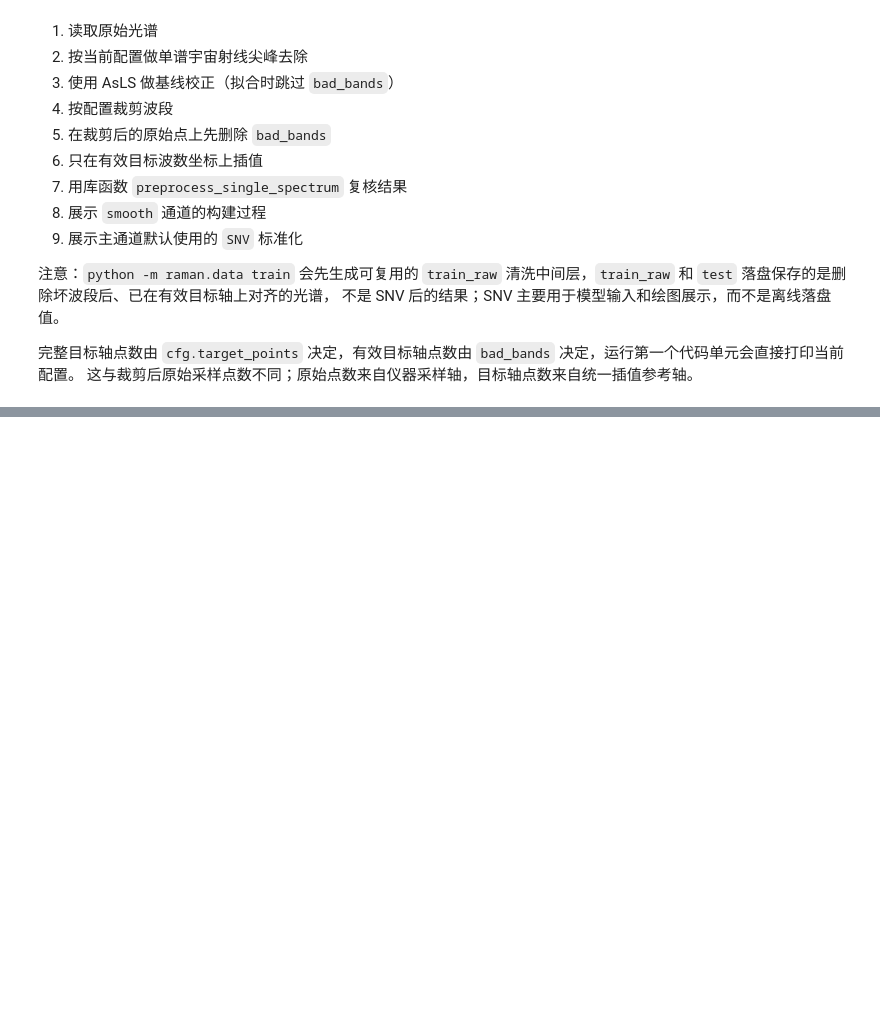
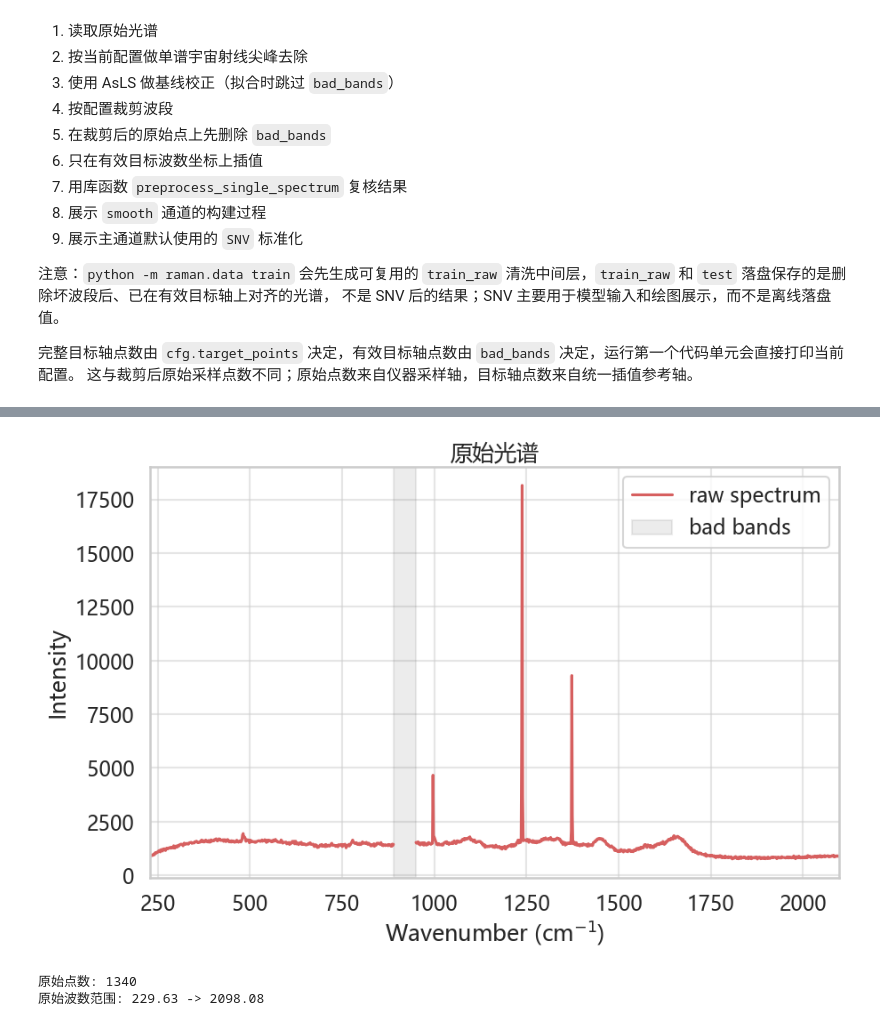
Before and after one commit to YaoHui-Wu06022/Bacterial-Raman-Spectroscopy-Classification, a Jupyter notebook: notebooks/single_process_AsLS_cut_SNV.ipynb, the cells around one changed output, grey strips where cells are left out. Saved outputs shown, nothing was run; the diff lists cells and outputs as text; code cells hidden in the pictures; blank space fills up the shorter version.

```diff
--- a/notebooks/single_process_AsLS_cut_SNV.ipynb
+++ b/notebooks/single_process_AsLS_cut_SNV.ipynb
@@ -111,21 +163,25 @@ print(f"cosmic_ray_threshold = {cfg.cosmic_ray_threshold}")
 # %%
 # 1. 读取原始光谱
 wn, sp = read_arc_data(sample_path)
 if wn.size == 0 or sp.size == 0:
     raise ValueError(f"读取失败：{sample_path}")
 
 fig, ax = plt.subplots(figsize=(10, 6))
-ax.plot(wn, sp, color=sns.color_palette("muted")[3], label="raw spectrum")
+plot_without_bad_bands(ax, wn, sp, BAD_BANDS, color=sns.color_palette("muted")[3], label="raw spectrum")
 add_bad_band_spans(ax, BAD_BANDS)
 ax.set_xlim([wn.min(), wn.max()])
 ax.set_title("原始光谱")
 ax.set_xlabel("Wavenumber (cm$^{-1}$)")
 ax.set_ylabel("Intensity")
 ax.legend()
 plt.show()
 
 print(f"原始点数: {wn.size}")
 print(f"原始波数范围: {wn.min():.2f} -> {wn.max():.2f}")
+# %% [output]
+[figure, added]
+原始点数: 1340
+原始波数范围: 229.63 -> 2098.08
 # %%
 # 2. 单谱宇宙射线尖峰去除，再做 AsLS 基线校正
 valid_mask_raw = build_valid_mask(wn, BAD_BANDS)
```
Also changed, not shown: parts of 8 cells of this notebook.
